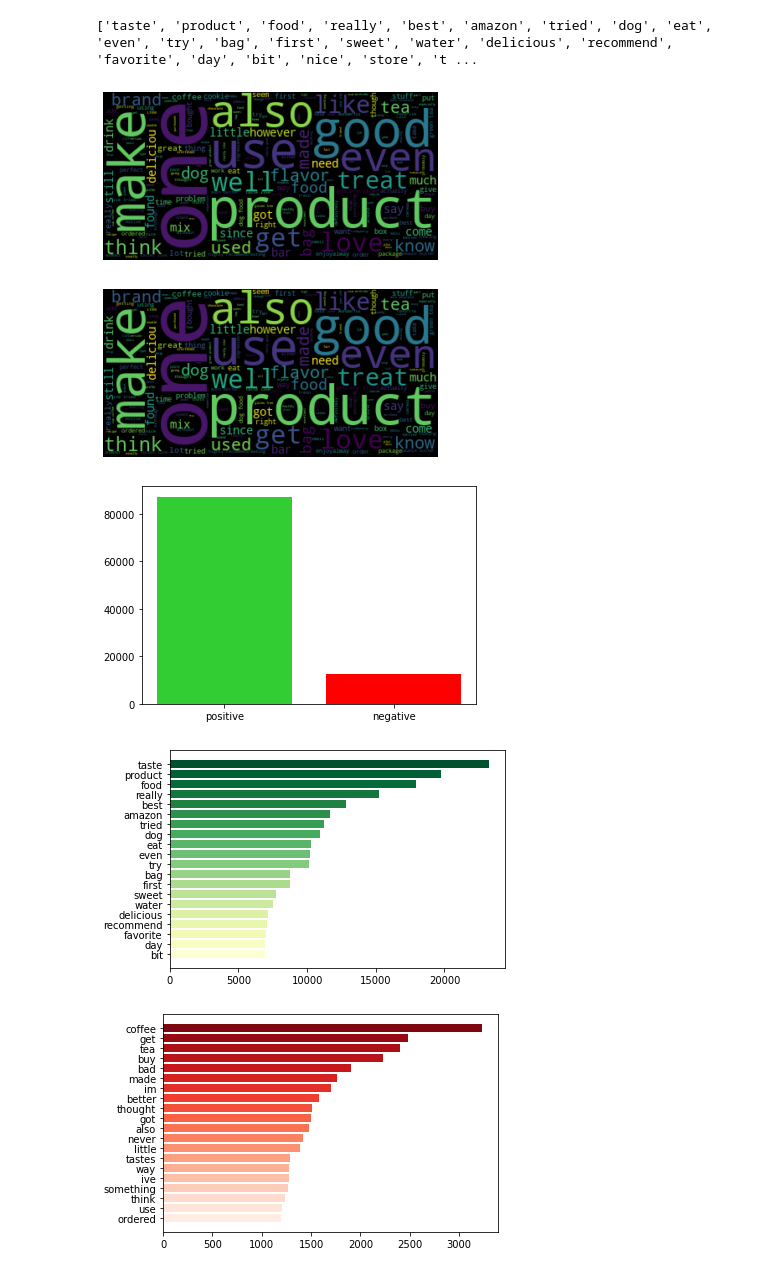
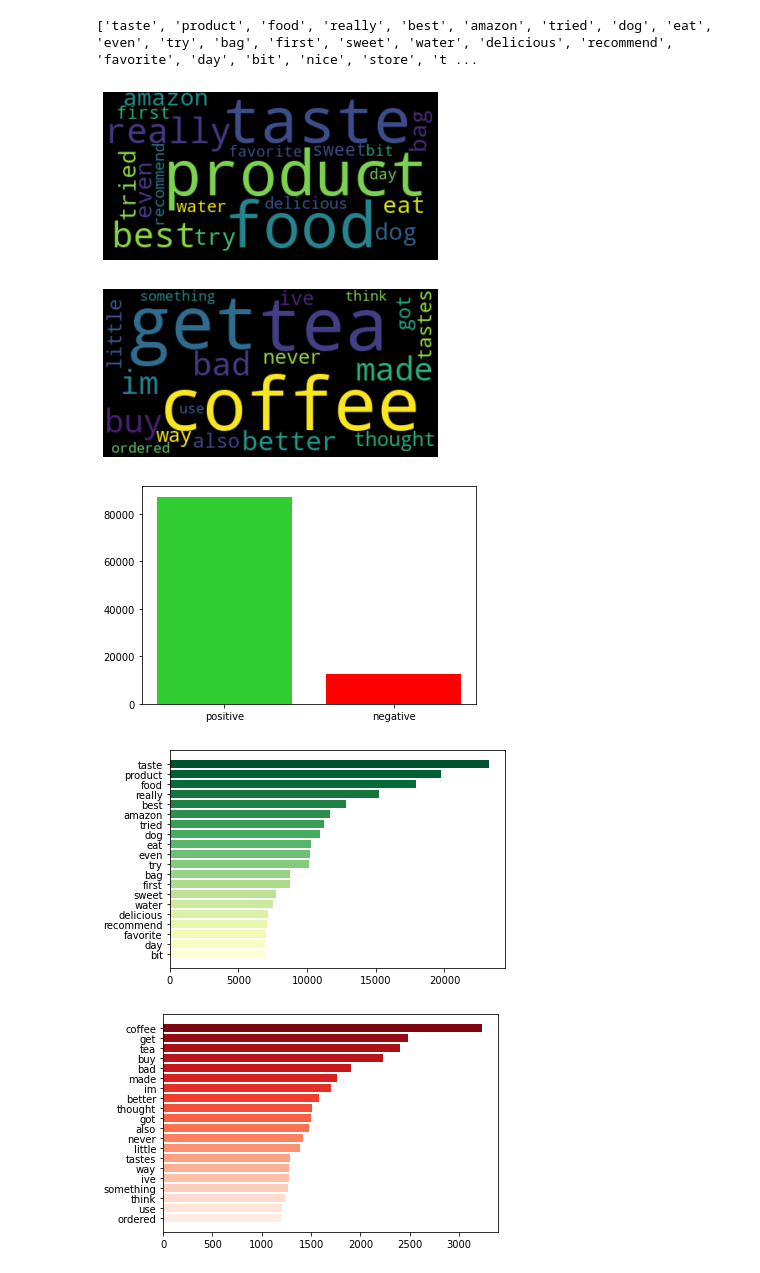
Before and after one commit to 0BVer/sch_AI, a Jupyter notebook: sentiment_predict.ipynb, the cells around one changed output. Saved outputs shown, nothing was run; the diff lists cells and outputs as text; code cells hidden in the pictures.

```diff
--- a/sentiment_predict.ipynb
+++ b/sentiment_predict.ipynb
@@ -190,46 +190,46 @@ print(top_pos_keys)
 # %% [output]
 ['taste', 'product', 'food', 'really', 'best', 'amazon', 'tried', 'dog', 'eat', 'even', 'try', 'bag', 'first', 'sweet', 'water', 'delicious', 'recommend', 'favorite', 'day', 'bit', 'nice', 'store', 't ...
 # %%
-worldcloud = WordCloud(stopwords=stopwords).generate(' '.join(top_pos_keys))
+wordcloud = WordCloud(stopwords=stopwords).generate(' '.join(top_pos_keys))
 plt.imshow(wordcloud, interpolation='bilinear')
 plt.axis("off")
 plt.savefig('wordcloud_pos.png', pad_inches=0.1)
 plt.show()
 
-worldcloud = WordCloud(stopwords=stopwords).generate(' '.join(top_neg_keys))
+wordcloud = WordCloud(stopwords=stopwords).generate(' '.join(top_neg_keys))
 plt.imshow(wordcloud, interpolation='bilinear')
 plt.axis("off")
 plt.savefig('wordcloud_neg.png', pad_inches=0.1)
 plt.show()
 
 import matplotlib.pyplot as plt
 import seaborn as sns
 
 X=['positive', 'negative']
 freq=[pos_cnt, neg_cnt]
 
 plt.bar(X, freq, color=['limegreen', 'red'])
 plt.savefig('./count.png', dpi=200, bbox_inches='tight', pad_inches=0.1)
 plt.show()
 
 top_pos_keys=top_pos_keys[:20]
 top_pos_cnt=top_pos_cnt[:20]
 
 top_neg_keys=top_neg_keys[:20]
 top_neg_cnt=top_neg_cnt[:20]
 
 colors=sns.color_palette('YlGn', 20)
 plt.barh(top_pos_keys[::-1], top_pos_cnt[::-1], color=colors)
 plt.savefig('./positive.png', dpi=200, bbox_inches='tight', pad_inches=0.1)
 plt.show()
 
 colors=sns.color_palette('Reds', 20)
 plt.barh(top_neg_keys[::-1], top_neg_cnt[::-1], color=colors)
 plt.savefig('./negative.png', dpi=200, bbox_inches='tight', pad_inches=0.1)
 plt.show()
 # %% [output]
-[figure, old version]
+[figure, new version]
-[figure, old version]
+[figure, new version]
 [figure]
 [figure]
 [figure]
```
